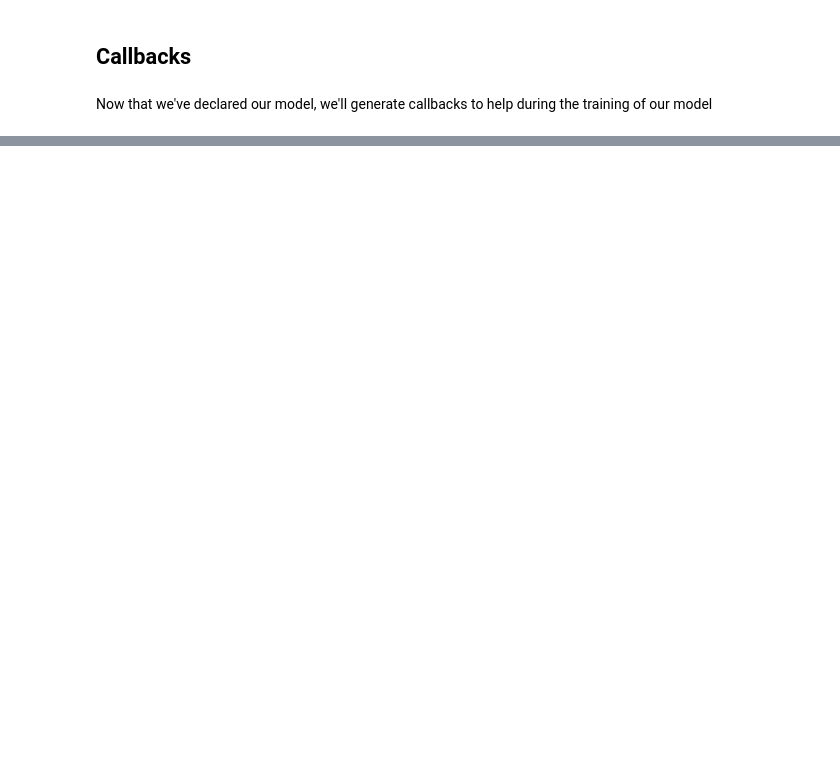
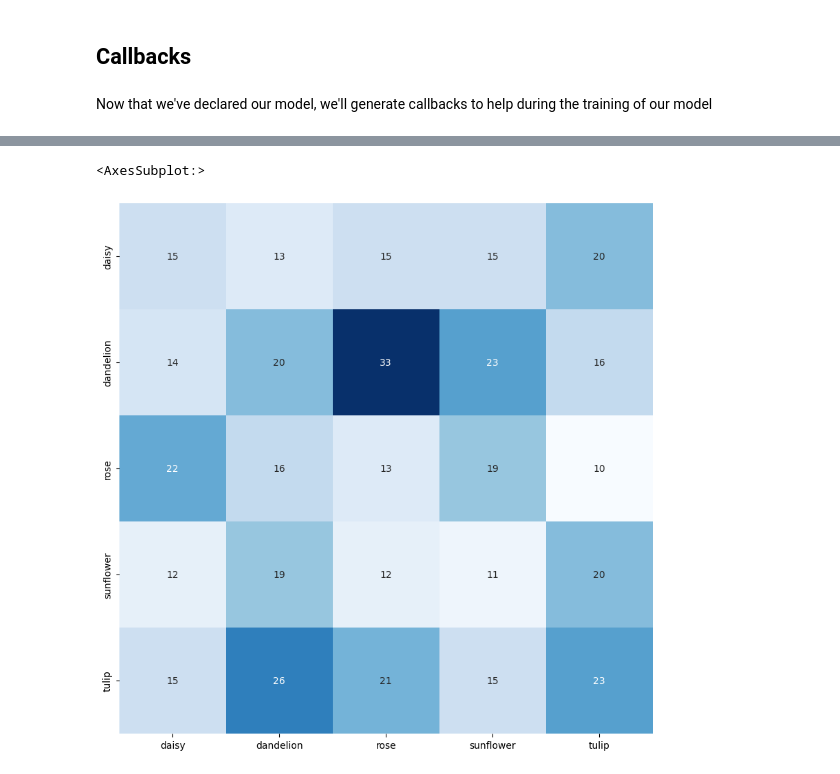
Before and after one commit to jabrahamvm/flower-recognition, a Jupyter notebook: src/training.ipynb, the cells around one changed output, grey strips where cells are left out. Saved outputs shown, nothing was run; the diff lists cells and outputs as text; code cells hidden in the pictures; blank space fills up the shorter version.

```diff
--- a/src/training.ipynb
+++ b/src/training.ipynb
@@ -137,0 +239,6 @@ reduce_lr = ReduceLROnPlateau(monitor='val_loss', factor=0.5, patience=5, verbos
+# %%
+real_classes = test_generator.classes
+class_labels = list(test_generator.class_indices.keys())
+# %%
+predictions = model.predict(test_generator)
+predicted_classes = np.argmax(predictions, axis=1)
@@ -137,0 +247,7 @@ reduce_lr = ReduceLROnPlateau(monitor='val_loss', factor=0.5, patience=5, verbos
+# %%
+cm = confusion_matrix(real_classes, predicted_classes)
+plt.figure(figsize=(10, 10))
+sns.heatmap(cm, annot=True, fmt="d", cmap='Blues', cbar=False, xticklabels=class_labels, yticklabels=class_labels)
+# %% [output]
+<AxesSubplot:>
+[figure, added]
```
Also changed, not shown: parts of 21 cells of this notebook, 3 other files.
